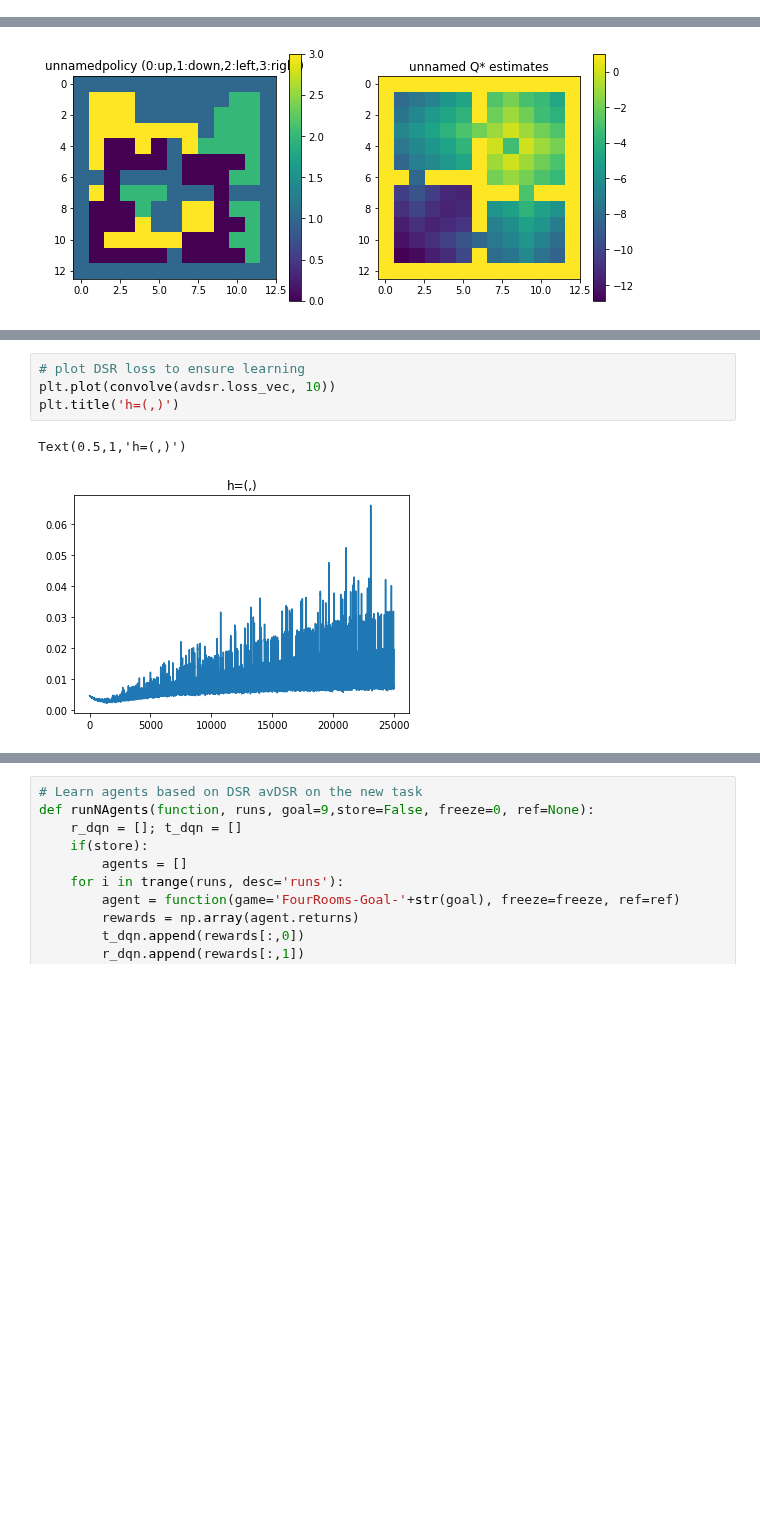
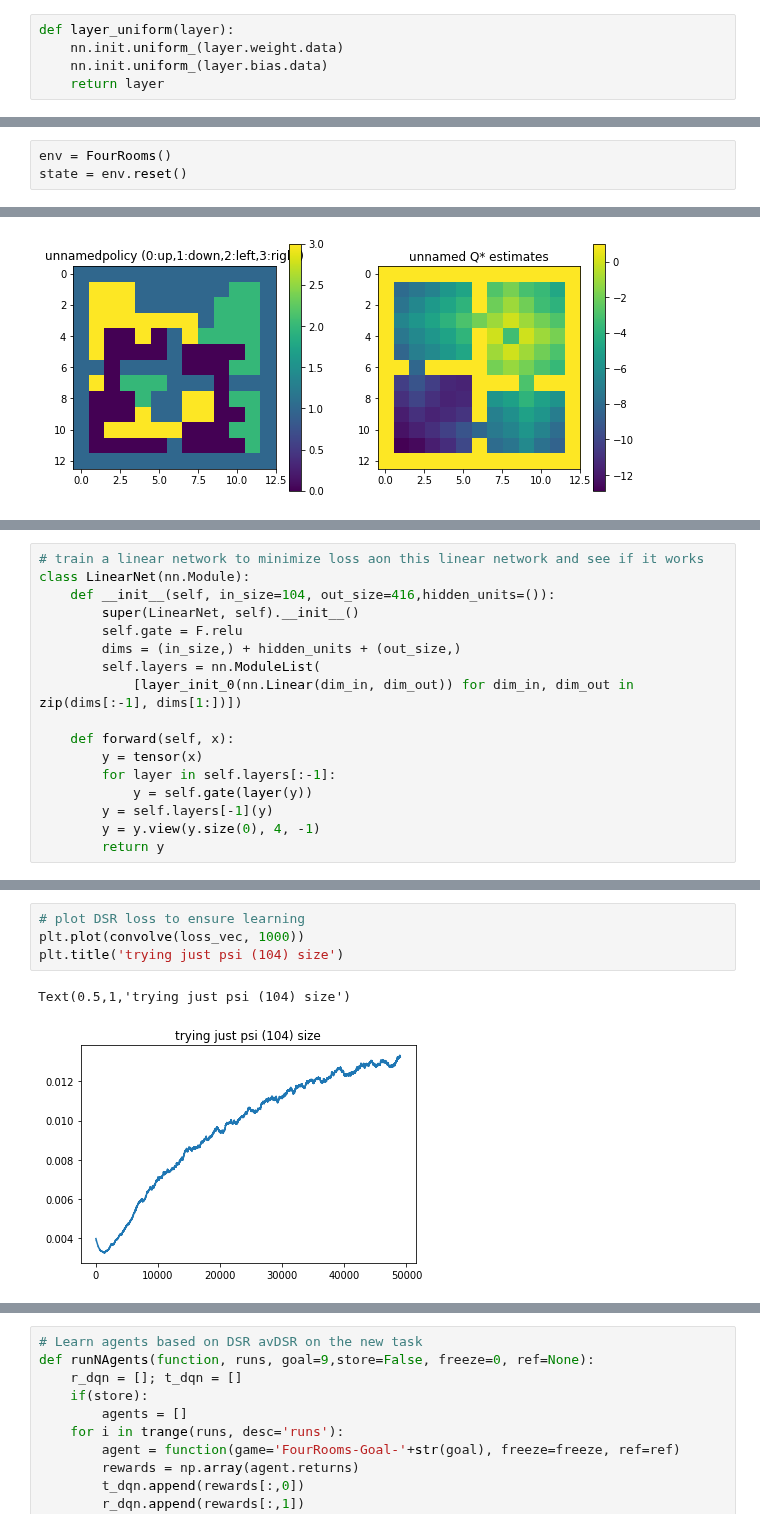
Before and after one commit to psurya1994/successor-feature-representations, a Jupyter notebook: fourrooms-avDSR-exmpts.ipynb, the cells around one changed output, grey strips where cells are left out. Saved outputs shown, nothing was run; the diff lists cells and outputs as text; blank space fills up the shorter version.

```diff
--- a/fourrooms-avDSR-exmpts.ipynb
+++ b/fourrooms-avDSR-exmpts.ipynb
@@ -550,0 +530,5 @@ r_dqn3 = runNAgents(dqn_feature, 5)
+# %%
+def layer_uniform(layer):
+    nn.init.uniform_(layer.weight.data)
+    nn.init.uniform_(layer.bias.data)
+    return layer
@@ -550,0 +563,3 @@ r_dqn3 = runNAgents(dqn_feature, 5)
+# %%
+env = FourRooms()
+state = env.reset()
@@ -803,0 +1084,17 @@ avdsr = avdsr_feature(game='FourRooms-Goal-9', agents=[dqn1, dqn2, dqn3])
+# %%
+# train a linear network to minimize loss aon this linear network and see if it works
+class LinearNet(nn.Module):
+    def __init__(self, in_size=104, out_size=416,hidden_units=()):
+        super(LinearNet, self).__init__()
+        self.gate = F.relu
+        dims = (in_size,) + hidden_units + (out_size,)
+        self.layers = nn.ModuleList(
+            [layer_init_0(nn.Linear(dim_in, dim_out)) for dim_in, dim_out in zip(dims[:-1], dims[1:])])
+
+    def forward(self, x):
+        y = tensor(x)
+        for layer in self.layers[:-1]:
+            y = self.gate(layer(y))
+        y = self.layers[-1](y)
+        y = y.view(y.size(0), 4, -1)
+        return y
@@ -804,8 +1296,8 @@ avdsr = avdsr_feature(game='FourRooms-Goal-9', agents=[dqn1, dqn2, dqn3])
 # %%
 # plot DSR loss to ensure learning
-plt.plot(convolve(avdsr.loss_vec, 10))
-plt.title('h=(,)')
+plt.plot(convolve(loss_vec, 1000))
+plt.title('trying just psi (104) size')
 # %% [output]
-Text(0.5,1,'h=(,)')
+Text(0.5,1,'trying just psi (104) size')
-[figure, old version]
+[figure, new version]
 # %%
```
Also changed, not shown: parts of 29 cells of this notebook.
